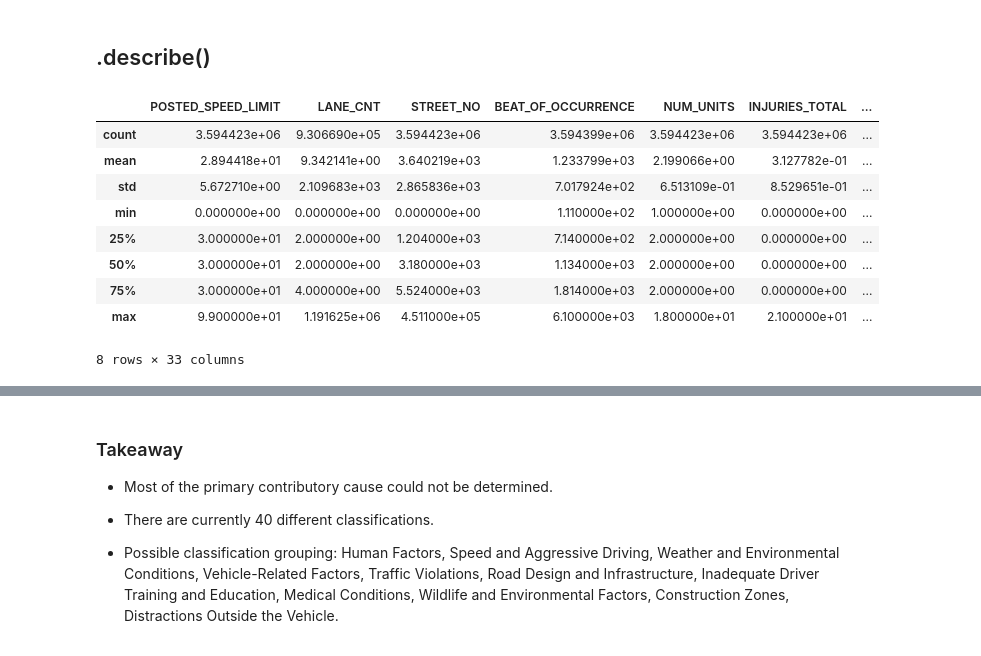
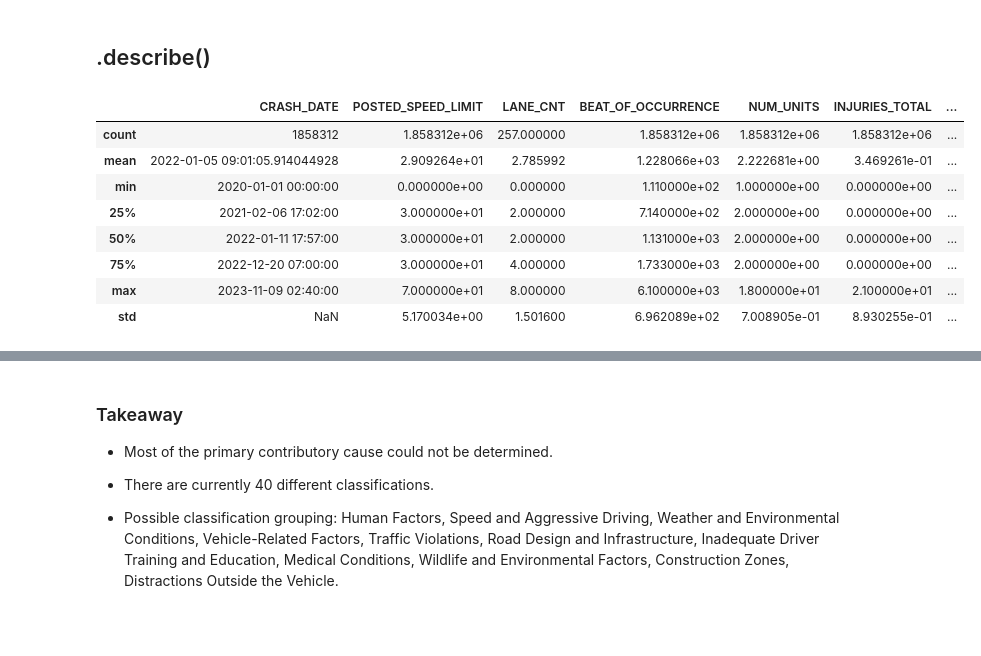
Before and after one commit to Ashendy/CarCrash_Chicago, a Jupyter notebook: DresMain.ipynb, the cells around one changed output, grey strips where cells are left out. Drawn from its saved outputs; the diff is of its cells as text; code cells hidden in the pictures.

```diff
--- a/DresMain.ipynb
+++ b/DresMain.ipynb
@@ -18,7 +19,7 @@ df_people = pd.read_csv("data/Traffic_Crashes_-_People.csv")
 # %% [markdown]
 ## Creating a Master DataFrame
 # %%
-df_joined = pd.merge(df_crashes, pd.merge(df_vehicles, df_people, on="CRASH_RECORD_ID"), on="CRASH_RECORD_ID")
+master_df = pd.merge(df_crashes, pd.merge(df_vehicles, df_people, on="CRASH_RECORD_ID"), on="CRASH_RECORD_ID")
 # %% [markdown]
 ## Info and column names of each table
 # %%
@@ -97,0 +41,13 @@ memory usage: 391.4+ MB
+# %%
+# Filtering from 2020 and on
+
+master_df['CRASH_DATE'] = pd.to_datetime(master_df['CRASH_DATE'])
+master_df['YEAR'] = master_df['CRASH_DATE'].dt.year
+master_df = master_df.loc[master_df['INJURIES_TOTAL'] > 0]
+master_df = master_df[
+    (master_df["YEAR"] >= 2020) &
+    ((master_df["VEHICLE_TYPE"] == "PASSENGER") |
+     (master_df["VEHICLE_TYPE"] == "SPORT UTILITY VEHICLE (SUV)") |
+     (master_df["VEHICLE_TYPE"] == "VAN/MINI-VAN"))
+]
+master_df.info()
@@ -97,0 +60,20 @@ memory usage: 391.4+ MB
+# %%
+# Dropping columns
+
+columns_to_drop = ['RD_NO', 'RD_NO_x', 'RD_NO_y', 'CRASH_DATE_x', 'CRASH_DATE_y', 'CRASH_DATE_EST_I', 'DATE_POLICE_NOTIFIED', 'SEC_CONTRIBUTORY_CAUSE', 'STREET_NO', 'STREET_DIRECTION',
+                   'STREET_NAME', 'LATITUDE', 'LONGITUDE', 'LOCATION', 'Boundaries - ZIP Codes', 'CRASH_UNIT_ID', 'UNIT_NO', 'UNIT_TYPE', 'TOWED_I', 'TOWED_BY', 'TOWED_TO',
+                   'UNIT_NO', 'UNIT_TYPE', 'TRAVEL_DIRECTION', 'FIRE_I', 'LANE_CNT', 'OCCUPANT_CNT', 'CMV_ID', 'USDOT_NO', 'CCMC_NO', 'ILCC_NO', 'COMMERCIAL_SRC',
+                   'AREA_00_I', 'AREA_01_I', 'AREA_02_I', 'AREA_03_I', 'AREA_04_I', 'AREA_05_I', 'AREA_06_I', 'AREA_07_I', 'AREA_08_I', 'AREA_09_I',
+                   'AREA_10_I', 'AREA_11_I', 'AREA_12_I', 'AREA_99_I', 'GVWR', 'CARRIER_NAME', 'CARRIER_STATE', 'CARRIER_CITY', 'HAZMAT_PLACARDS_I', 'HAZMAT_NAME',
+                   'UN_NO', 'HAZMAT_PRESENT_I', 'HAZMAT_REPORT_I', 'HAZMAT_REPORT_NO', 'MCS_REPORT_I', 'MCS_REPORT_I', 'MCS_REPORT_NO', 'MCS_VIO_CAUSE_CRASH_I', 'IDOT_PERMIT_NO',
+                   'WIDE_LOAD_I', 'TRAILER1_WIDTH', 'TRAILER2_WIDTH', 'TRAILER1_LENGTH', 'TRAILER2_LENGTH', 'AXLE_CNT', 'CARGO_BODY_TYPE', 'LOAD_TYPE', 'HAZMAT_OUT_OF_SERVICE_I',
+                   'HAZMAT_VIO_CAUSE_CRASH_I', 'INTERSECTION_RELATED_I', 'NOT_RIGHT_OF_WAY_I', 'HIT_AND_RUN_I', 'CELL_PHONE_USE', 'CMRC_VEH_I', 'MAKE', 'MODEL', 'REPORT_TYPE',
+                   'INJURIES_FATAL', 'INJURIES_INCAPACITATING', 'INJURIES_NON_INCAPACITATING', 'INJURIES_REPORTED_NOT_EVIDENT', 'INJURIES_NO_INDICATION', 'INJURIES_UNKNOWN',
+                   'NUM_PASSENGERS', 'EXCEED_SPEED_LIMIT_I', 'TOTAL_VEHICLE_LENGTH', 'VEHICLE_CONFIG', 'BAC_RESULT VALUE', 'PEDPEDAL_ACTION', 'PEDPEDAL_VISIBILITY', 'PEDPEDAL_LOCATION',
+                   'MCS_OUT_OF_SERVICE_I', 'HAZMAT_CLASS', 'VEHICLE_ID_x', 'VEHICLE_ID_y', 'PHOTOS_TAKEN_I', 'STATEMENTS_TAKEN_I', 'DOORING_I', 'WORK_ZONE_I', 'WORK_ZONE_TYPE', 'WORKERS_PRESENT_I',
+                   'PERSON_ID', 'SEAT_NO', 'CITY', 'STATE', 'ZIPCODE', 'DRIVERS_LICENSE_STATE', 'DRIVERS_LICENSE_CLASS', 'EJECTION', 'HOSPITAL', 'EMS_AGENCY', 'EMS_RUN_NO',
+                   'VEHICLE_YEAR', 'VEHICLE_DEFECT', 'VEHICLE_USE'
+                   ]
+
+master_df = master_df.drop(columns_to_drop, axis=1)
+master_df.info()
@@ -98,15 +162,14 @@ memory usage: 391.4+ MB
 # %% [markdown]
 ## .describe()
 # %%
-df_joined.describe()
+master_df.describe()
 # %% [output]
-|  | POSTED_SPEED_LIMIT | LANE_CNT | STREET_NO | BEAT_OF_OCCURRENCE | NUM_UNITS | INJURIES_TOTAL | ... |
-| count | 3.594423e+06 | 9.306690e+05 | 3.594423e+06 | 3.594399e+06 | 3.594423e+06 | 3.594423e+06 | ... |
-| mean | 2.894418e+01 | 9.342141e+00 | 3.640219e+03 | 1.233799e+03 | 2.199066e+00 | 3.127782e-01 | ... |
-| std | 5.672710e+00 | 2.109683e+03 | 2.865836e+03 | 7.017924e+02 | 6.513109e-01 | 8.529651e-01 | ... |
-| min | 0.000000e+00 | 0.000000e+00 | 0.000000e+00 | 1.110000e+02 | 1.000000e+00 | 0.000000e+00 | ... |
-| 25% | 3.000000e+01 | 2.000000e+00 | 1.204000e+03 | 7.140000e+02 | 2.000000e+00 | 0.000000e+00 | ... |
-| 50% | 3.000000e+01 | 2.000000e+00 | 3.180000e+03 | 1.134000e+03 | 2.000000e+00 | 0.000000e+00 | ... |
-| 75% | 3.000000e+01 | 4.000000e+00 | 5.524000e+03 | 1.814000e+03 | 2.000000e+00 | 0.000000e+00 | ... |
-| max | 9.900000e+01 | 1.191625e+06 | 4.511000e+05 | 6.100000e+03 | 1.800000e+01 | 2.100000e+01 | ... |
+|  | CRASH_DATE | POSTED_SPEED_LIMIT | LANE_CNT | BEAT_OF_OCCURRENCE | NUM_UNITS | INJURIES_TOTAL | ... |
+| count | 1858312 | 1.858312e+06 | 257.000000 | 1.858312e+06 | 1.858312e+06 | 1.858312e+06 | ... |
+| mean | 2022-01-05 09:01:05.914044928 | 2.909264e+01 | 2.785992 | 1.228066e+03 | 2.222681e+00 | 3.469261e-01 | ... |
+| min | 2020-01-01 00:00:00 | 0.000000e+00 | 0.000000 | 1.110000e+02 | 1.000000e+00 | 0.000000e+00 | ... |
+| 25% | 2021-02-06 17:02:00 | 3.000000e+01 | 2.000000 | 7.140000e+02 | 2.000000e+00 | 0.000000e+00 | ... |
+| 50% | 2022-01-11 17:57:00 | 3.000000e+01 | 2.000000 | 1.131000e+03 | 2.000000e+00 | 0.000000e+00 | ... |
+| 75% | 2022-12-20 07:00:00 | 3.000000e+01 | 4.000000 | 1.733000e+03 | 2.000000e+00 | 0.000000e+00 | ... |
+| max | 2023-11-09 02:40:00 | 7.000000e+01 | 8.000000 | 6.100000e+03 | 1.800000e+01 | 2.100000e+01 | ... |
+| std | NaN | 5.170034e+00 | 1.501600 | 6.962089e+02 | 7.008905e-01 | 8.930255e-01 | ... |
-8 rows × 33 columns
```
Also changed, not shown: parts of 67 cells of this notebook.
